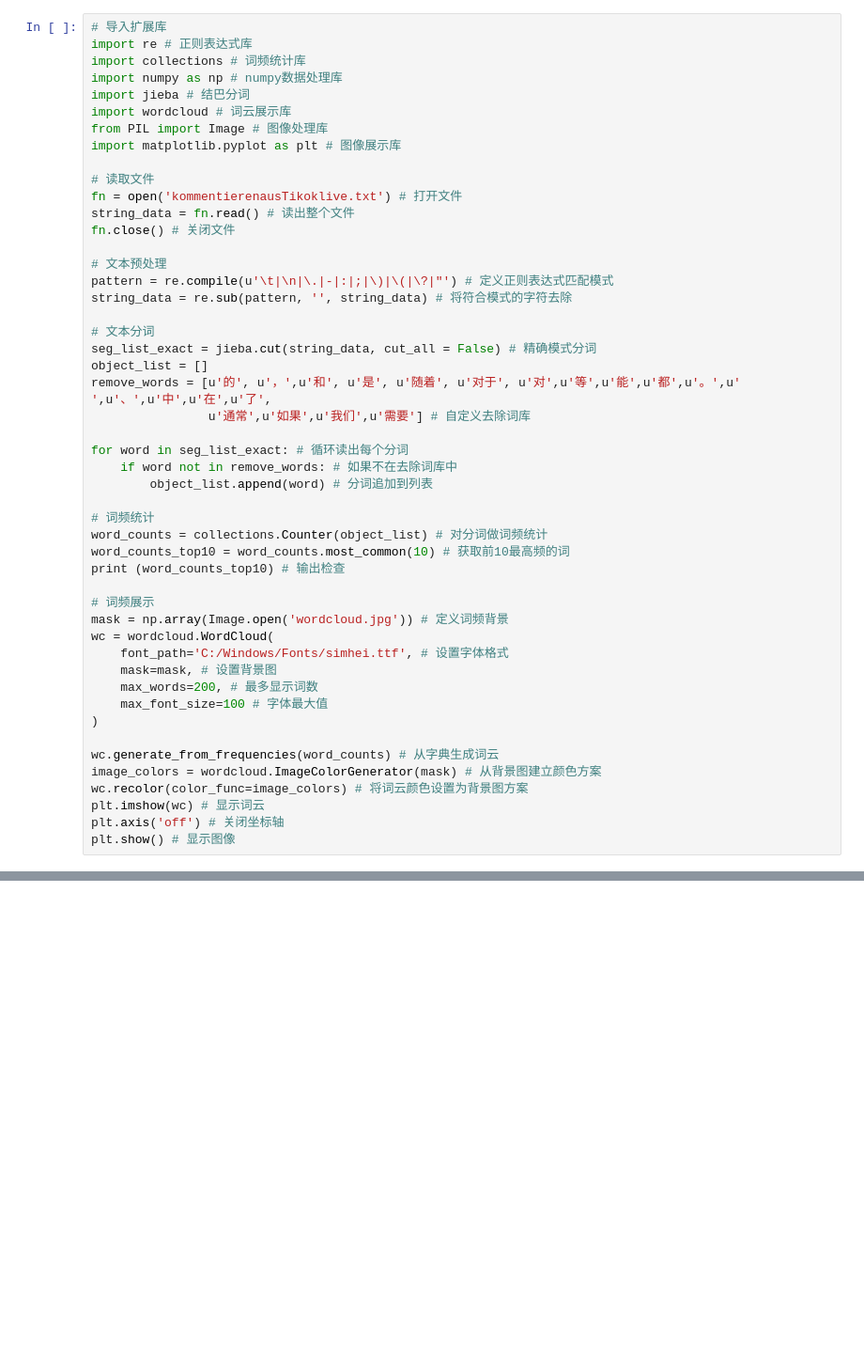
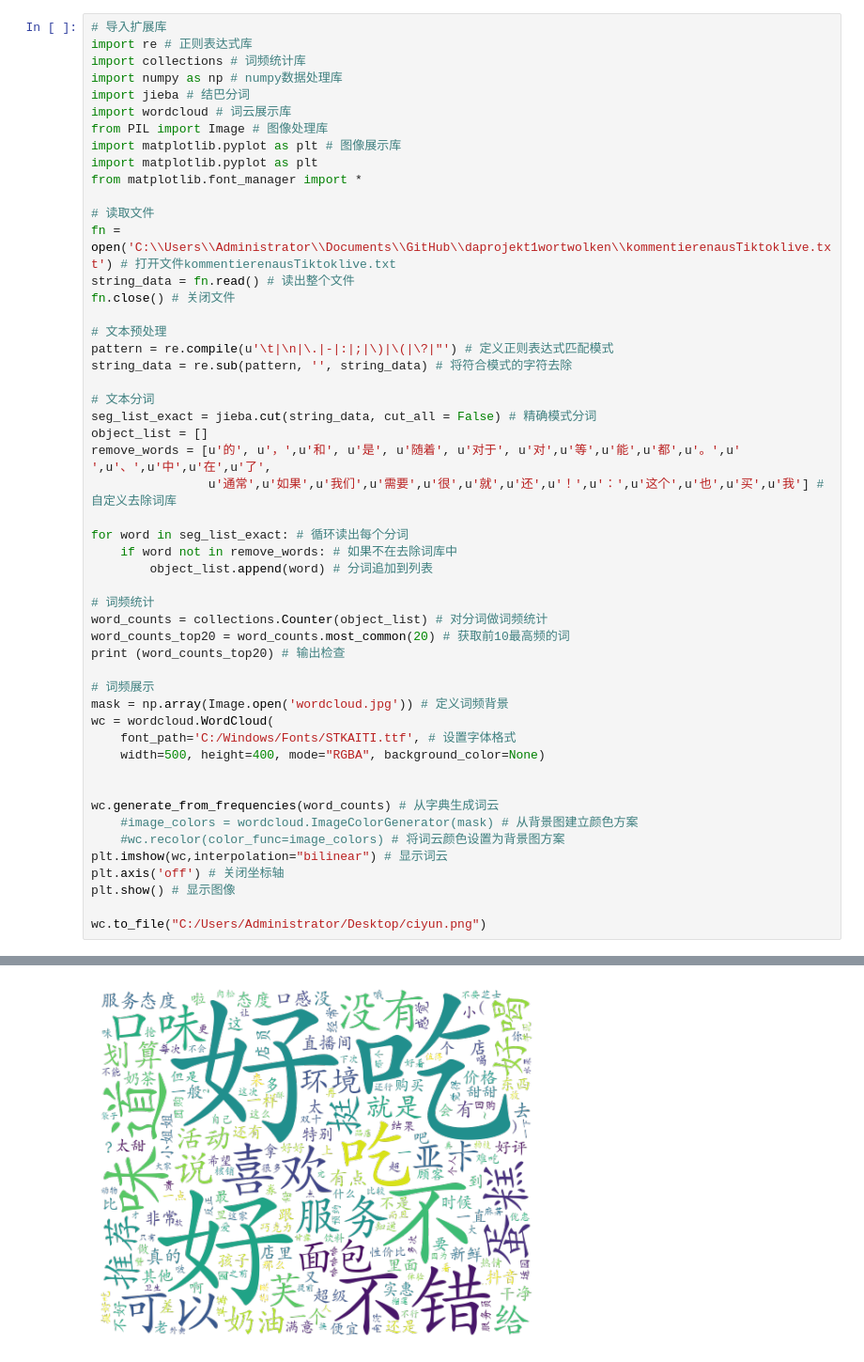
Before and after one commit to daChuchuchu01/daprojekt1wortwolken, a Jupyter notebook: daprojekt1.ipynb, the cells around one changed output, grey strips where cells are left out. Shown at 94% size. Cells and saved outputs as stored; diff of their text form; blank space fills up the shorter version.

Commit message:
projekt fuer wortwolken  data aus erp & tiktok

```diff
--- a/daprojekt1.ipynb
+++ b/daprojekt1.ipynb
@@ -17,9 +7,11 @@ import jieba # 结巴分词
 import wordcloud # 词云展示库
 from PIL import Image # 图像处理库
 import matplotlib.pyplot as plt # 图像展示库
+import matplotlib.pyplot as plt
+from matplotlib.font_manager import *
 
 # 读取文件
-fn = open('kommentierenausTikoklive.txt') # 打开文件
+fn = open('C:\\Users\\Administrator\\Documents\\GitHub\\daprojekt1wortwolken\\kommentierenausTiktoklive.txt') # 打开文件kommentierenausTiktoklive.txt
 string_data = fn.read() # 读出整个文件
 fn.close() # 关闭文件
 
@@ -31,7 +23,7 @@ string_data = re.sub(pattern, '', string_data) # 将符合模式的字符去除
 seg_list_exact = jieba.cut(string_data, cut_all = False) # 精确模式分词
 object_list = []
 remove_words = [u'的', u'，',u'和', u'是', u'随着', u'对于', u'对',u'等',u'能',u'都',u'。',u' ',u'、',u'中',u'在',u'了',
-                u'通常',u'如果',u'我们',u'需要'] # 自定义去除词库
+                u'通常',u'如果',u'我们',u'需要',u'很',u'就',u'还',u'！',u'：',u'这个',u'也',u'买',u'我'] # 自定义去除词库
 
 for word in seg_list_exact: # 循环读出每个分词
     if word not in remove_words: # 如果不在去除词库中
@@ -39,22 +31,22 @@ for word in seg_list_exact: # 循环读出每个分词
 
 # 词频统计
 word_counts = collections.Counter(object_list) # 对分词做词频统计
-word_counts_top10 = word_counts.most_common(10) # 获取前10最高频的词
-print (word_counts_top10) # 输出检查
+word_counts_top20 = word_counts.most_common(20) # 获取前10最高频的词
+print (word_counts_top20) # 输出检查
 
 # 词频展示
 mask = np.array(Image.open('wordcloud.jpg')) # 定义词频背景
 wc = wordcloud.WordCloud(
-    font_path='C:/Windows/Fonts/simhei.ttf', # 设置字体格式
-    mask=mask, # 设置背景图
-    max_words=200, # 最多显示词数
-    max_font_size=100 # 字体最大值
-)
+    font_path='C:/Windows/Fonts/STKAITI.ttf', # 设置字体格式
+    width=500, height=400, mode="RGBA", background_color=None)
+
 
 wc.generate_from_frequencies(word_counts) # 从字典生成词云
-image_colors = wordcloud.ImageColorGenerator(mask) # 从背景图建立颜色方案
-wc.recolor(color_func=image_colors) # 将词云颜色设置为背景图方案
-plt.imshow(wc) # 显示词云
+    #image_colors = wordcloud.ImageColorGenerator(mask) # 从背景图建立颜色方案
+    #wc.recolor(color_func=image_colors) # 将词云颜色设置为背景图方案
+plt.imshow(wc,interpolation="bilinear") # 显示词云
 plt.axis('off') # 关闭坐标轴
 plt.show() # 显示图像
+
+wc.to_file("C:/Users/Administrator/Desktop/ciyun.png")
 # %% [output]
@@ -61,0 +54 @@ ModuleNotFoundError: No module named 'jieba'
+[figure, added]
```
Also changed, not shown: parts of 2 cells of this notebook, 5 other files.
